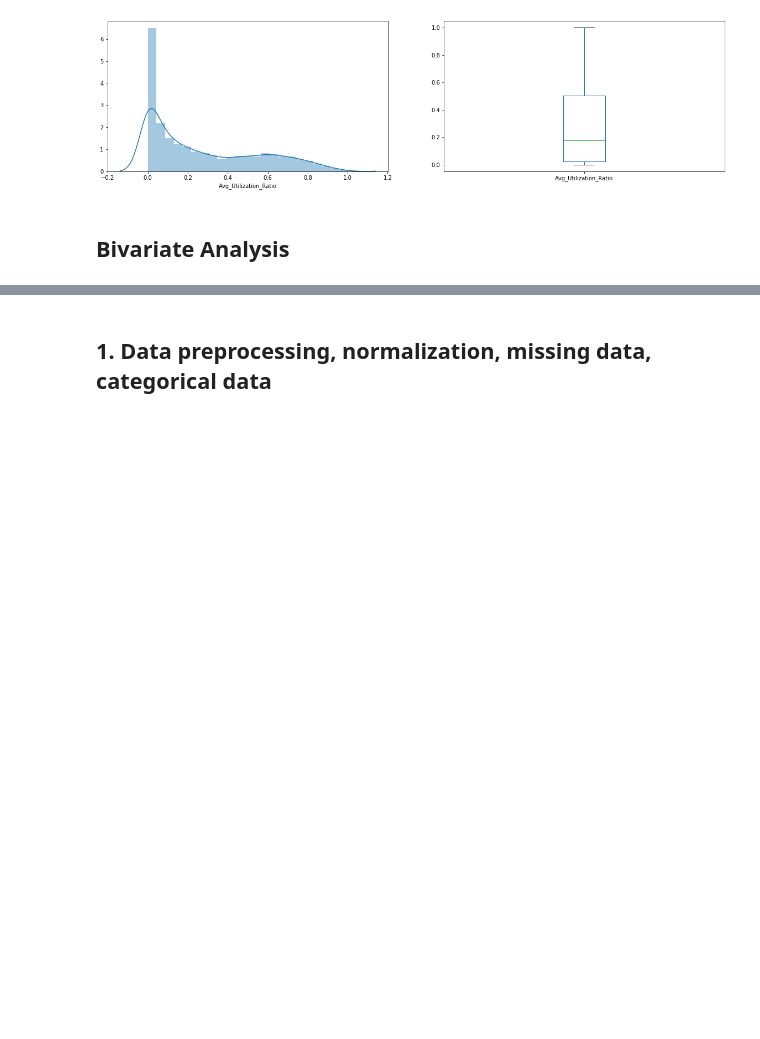
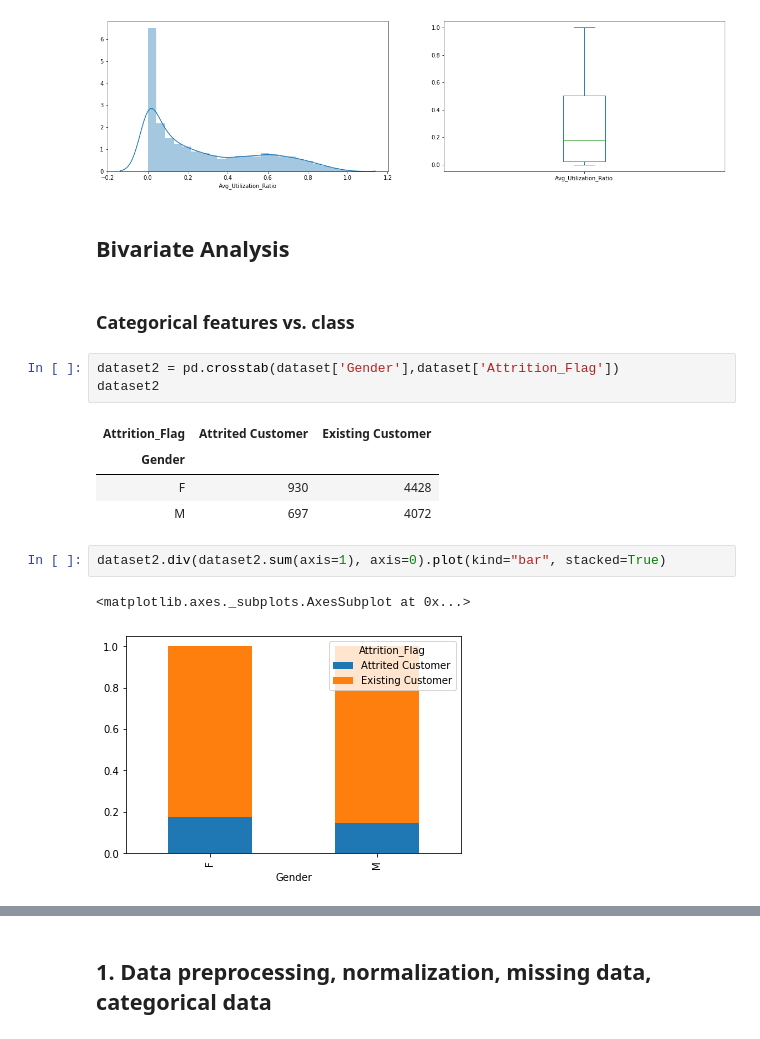
Before and after one commit to Elena-Chikara/Banking-churn-prediction-for-marketing-purposes, a Jupyter notebook: Bank_template.ipynb, the cells around one changed output, grey strips where cells are left out. Saved outputs shown, nothing was run; the diff lists cells and outputs as text; blank space fills up the shorter version.

```diff
--- a/Bank_template.ipynb
+++ b/Bank_template.ipynb
@@ -332,3 +332,18 @@ dataset['Avg_Utilization_Ratio'].plot(kind='box', label="Avg_Utilization_Ratio")
 [figure]
 # %% [markdown]
 ## Bivariate Analysis
+# %% [markdown]
+### Categorical features vs. class
+# %%
+dataset2 = pd.crosstab(dataset['Gender'],dataset['Attrition_Flag'])
+dataset2
+# %% [output]
+| Attrition_Flag | Attrited Customer | Existing Customer |
+| Gender |  |  |
+| F | 930 | 4428 |
+| M | 697 | 4072 |
+# %%
+dataset2.div(dataset2.sum(axis=1), axis=0).plot(kind="bar", stacked=True)
+# %% [output]
+<matplotlib.axes._subplots.AxesSubplot at 0x...>
+[figure, added]
```
Also changed, not shown: parts of 44 cells of this notebook.
